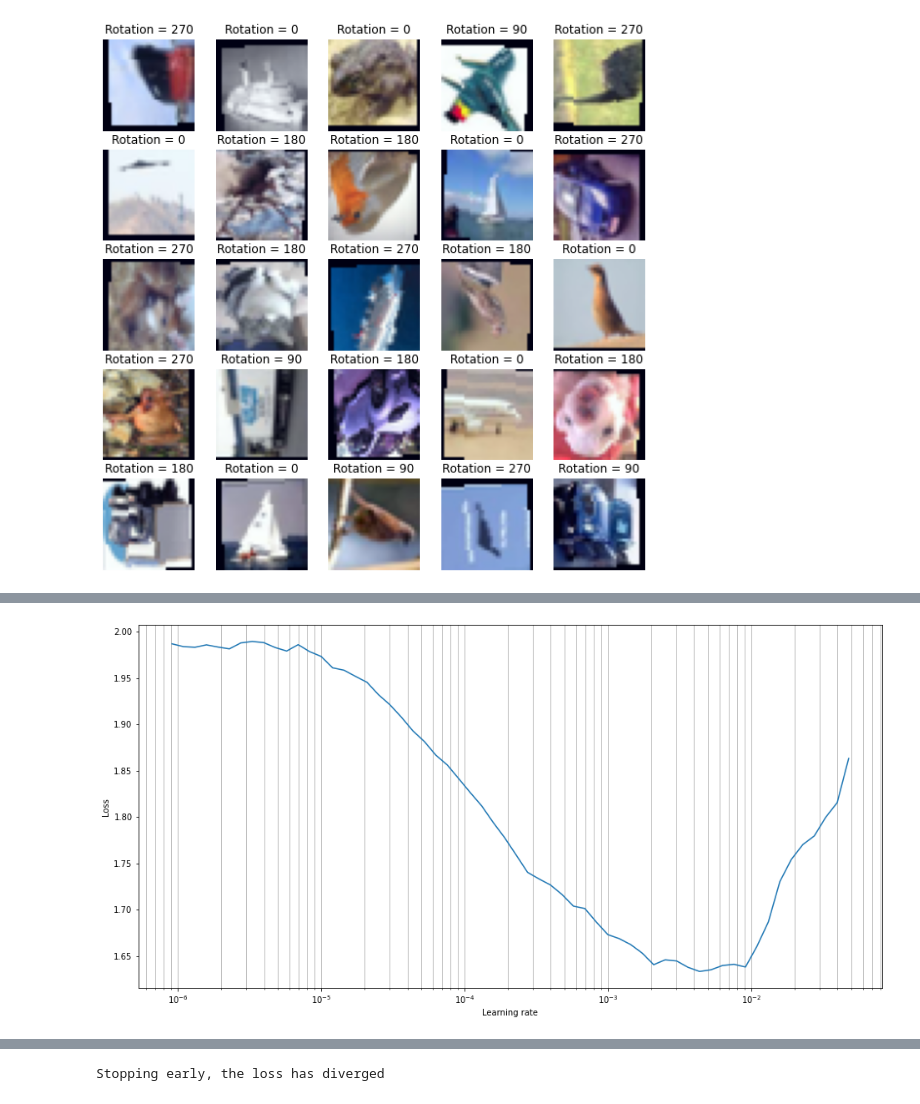
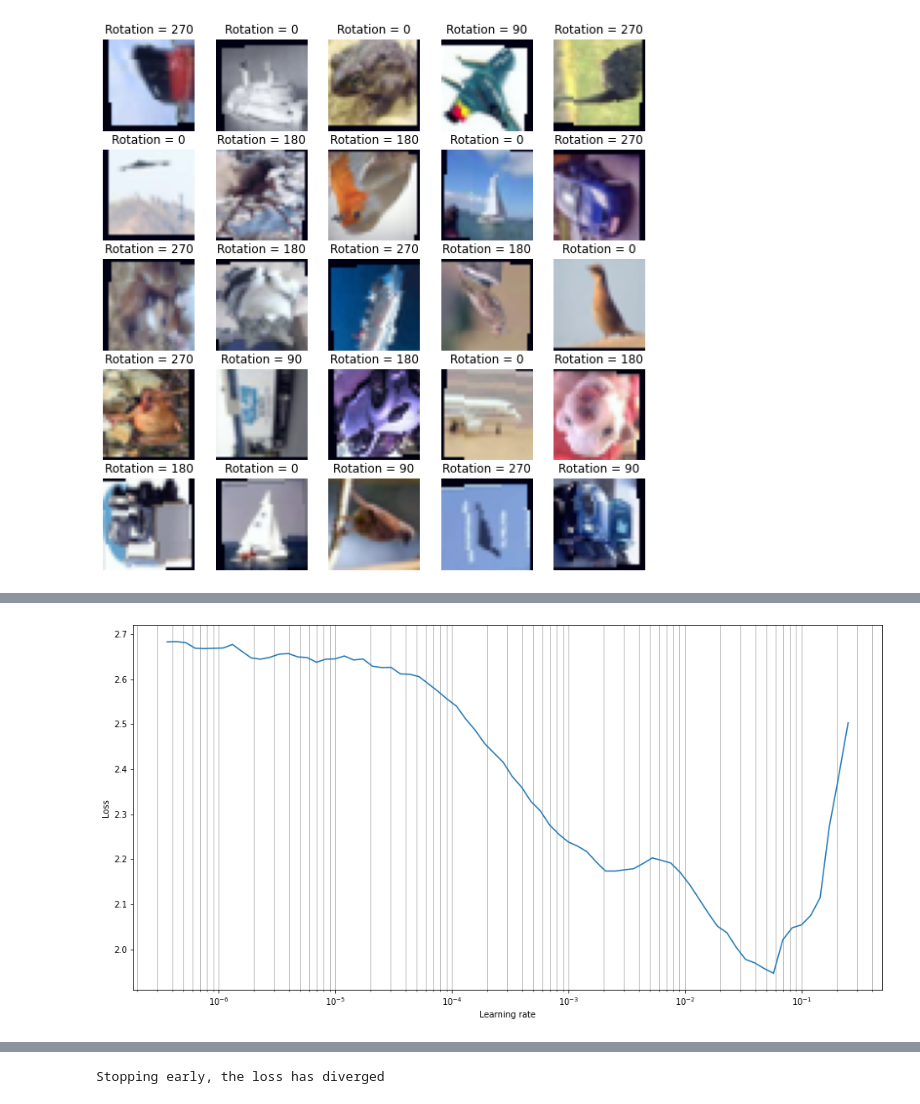
Before and after one commit to bentrevett/pytorch-image-classification, a Jupyter notebook: 5 - ResNet.ipynb, the cells around one changed output, grey strips where cells are left out. Cells and saved outputs as stored; diff of their text form; code cells hidden in the pictures.

Commit message:
fixed resnet notebook to use actual resnet model.

```diff
--- a/5 - ResNet.ipynb
+++ b/5 - ResNet.ipynb
@@ -278,7 +280,9 @@ class ResNet34(nn.Module):
+# %%
+resnet18_config = (ResNetBlock, [2,2,2,2])
 # %%
 PRETRAINING_OUTPUT_DIM = 4
 
-model = ResNet18(ResNetLayer, ResNetBlock, PRETRAINING_OUTPUT_DIM)
+model = ResNet(resnet18_config, PRETRAINING_OUTPUT_DIM)
 # %%
 def initialize_parameters(m):
     if isinstance(m, nn.Conv2d):
@@ -406,5 +412,5 @@ lrs, losses = lr_finder.range_test(train_iterator, END_LR, NUM_ITER)
 # %%
-def plot_lr_finder(lrs, losses, skip_start = 10, skip_end = 30):
+def plot_lr_finder(lrs, losses, skip_start = 5, skip_end = 5):
 
     if skip_end == 0:
         lrs = lrs[skip_start:]
@@ -422,7 +428,7 @@ def plot_lr_finder(lrs, losses, skip_start = 10, skip_end = 30):
     ax.grid(True, 'both', 'x')
     plt.show()
 # %%
-plot_lr_finder(lrs, losses)
+plot_lr_finder(lrs, losses, skip_end = 20)
 # %% [output]
-[figure, old version]
+[figure, new version]
 # %%
```
Also changed, not shown: parts of 33 cells of this notebook.
